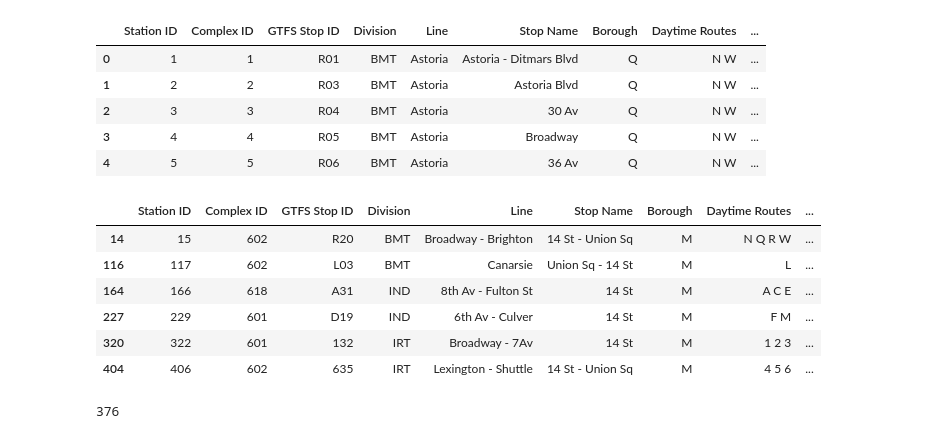
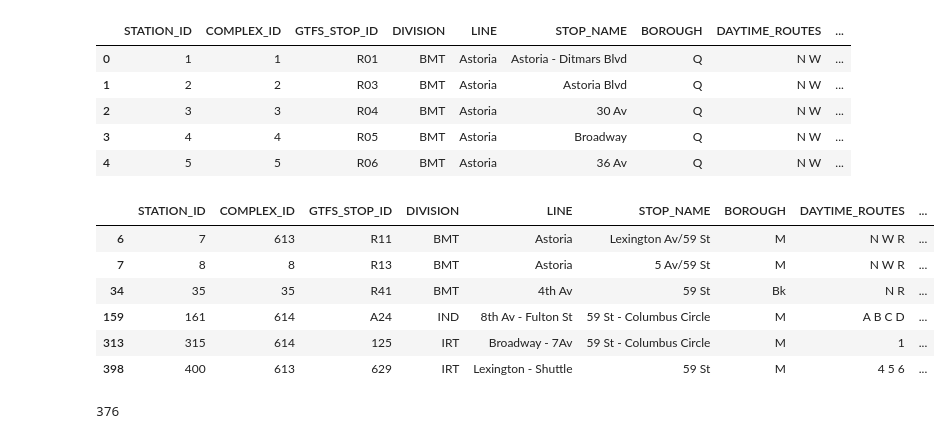
Before and after one commit to 1fmusic/MTABenson_metis, a Jupyter notebook: Project1_dfs_chris.ipynb, the cells around one changed output. Saved outputs shown, nothing was run; the diff lists cells and outputs as text; code cells hidden in the pictures.

```diff
--- a/Project1_dfs_chris.ipynb
+++ b/Project1_dfs_chris.ipynb
@@ -8,4 +11,6 @@ from IPython.display import Image
 # enables inline plots, without it plots don't show up in the notebook
 %matplotlib inline
 # %%
-df_train_entrances = pd.read_csv('http://web.mta.info/developers/data/nyct/subway/StationEntrances.csv')
+df_columns = ['STATION_ID', 'COMPLEX_ID', 'GTFS_STOP_ID', 'DIVISION', 'LINE', 'STOP_NAME', 'BOROUGH', 'DAYTIME_ROUTES', 'STRUCTURE', 'LATITUDE', 'LONGITUDE']
+df_train_stops = pd.read_csv('http://web.mta.info/developers/data/nyct/subway/Stations.csv')
+df_train_stops.columns=df_columns
@@ -31,22 +17,22 @@ df_train_stops = pd.read_csv('http://web.mta.info/developers/data/nyct/subway/St
 # %%
 df_train_stops.head()
 # %% [output]
-|  | Station ID | Complex ID | GTFS Stop ID | Division | Line | Stop Name | Borough | Daytime Routes | ... |
+|  | STATION_ID | COMPLEX_ID | GTFS_STOP_ID | DIVISION | LINE | STOP_NAME | BOROUGH | DAYTIME_ROUTES | ... |
 | 0 | 1 | 1 | R01 | BMT | Astoria | Astoria - Ditmars Blvd | Q | N W | ... |
 | 1 | 2 | 2 | R03 | BMT | Astoria | Astoria Blvd | Q | N W | ... |
 | 2 | 3 | 3 | R04 | BMT | Astoria | 30 Av | Q | N W | ... |
 | 3 | 4 | 4 | R05 | BMT | Astoria | Broadway | Q | N W | ... |
 | 4 | 5 | 5 | R06 | BMT | Astoria | 36 Av | Q | N W | ... |
 # %%
-df_train_stops[df_train_stops['Stop Name'].str.contains('14 S')]
+df_train_stops[df_train_stops['STOP_NAME'].str.contains('59 S')]
 # %% [output]
-|  | Station ID | Complex ID | GTFS Stop ID | Division | Line | Stop Name | Borough | Daytime Routes | ... |
-| 14 | 15 | 602 | R20 | BMT | Broadway - Brighton | 14 St - Union Sq | M | N Q R W | ... |
-| 116 | 117 | 602 | L03 | BMT | Canarsie | Union Sq - 14 St | M | L | ... |
-| 164 | 166 | 618 | A31 | IND | 8th Av - Fulton St | 14 St | M | A C E | ... |
-| 227 | 229 | 601 | D19 | IND | 6th Av - Culver | 14 St | M | F M | ... |
-| 320 | 322 | 601 | 132 | IRT | Broadway - 7Av | 14 St | M | 1 2 3 | ... |
-| 404 | 406 | 602 | 635 | IRT | Lexington - Shuttle | 14 St - Union Sq | M | 4 5 6 | ... |
+|  | STATION_ID | COMPLEX_ID | GTFS_STOP_ID | DIVISION | LINE | STOP_NAME | BOROUGH | DAYTIME_ROUTES | ... |
+| 6 | 7 | 613 | R11 | BMT | Astoria | Lexington Av/59 St | M | N W R | ... |
+| 7 | 8 | 8 | R13 | BMT | Astoria | 5 Av/59 St | M | N W R | ... |
+| 34 | 35 | 35 | R41 | BMT | 4th Av | 59 St | Bk | N R | ... |
+| 159 | 161 | 614 | A24 | IND | 8th Av - Fulton St | 59 St - Columbus Circle | M | A B C D | ... |
+| 313 | 315 | 614 | 125 | IRT | Broadway - 7Av | 59 St - Columbus Circle | M | 1 | ... |
+| 398 | 400 | 613 | 629 | IRT | Lexington - Shuttle | 59 St | M | 4 5 6 | ... |
 # %%
 len(df_train_stops['Stop Name'].unique())
 # %% [output]
```
Also changed, not shown: parts of 50 cells of this notebook.
